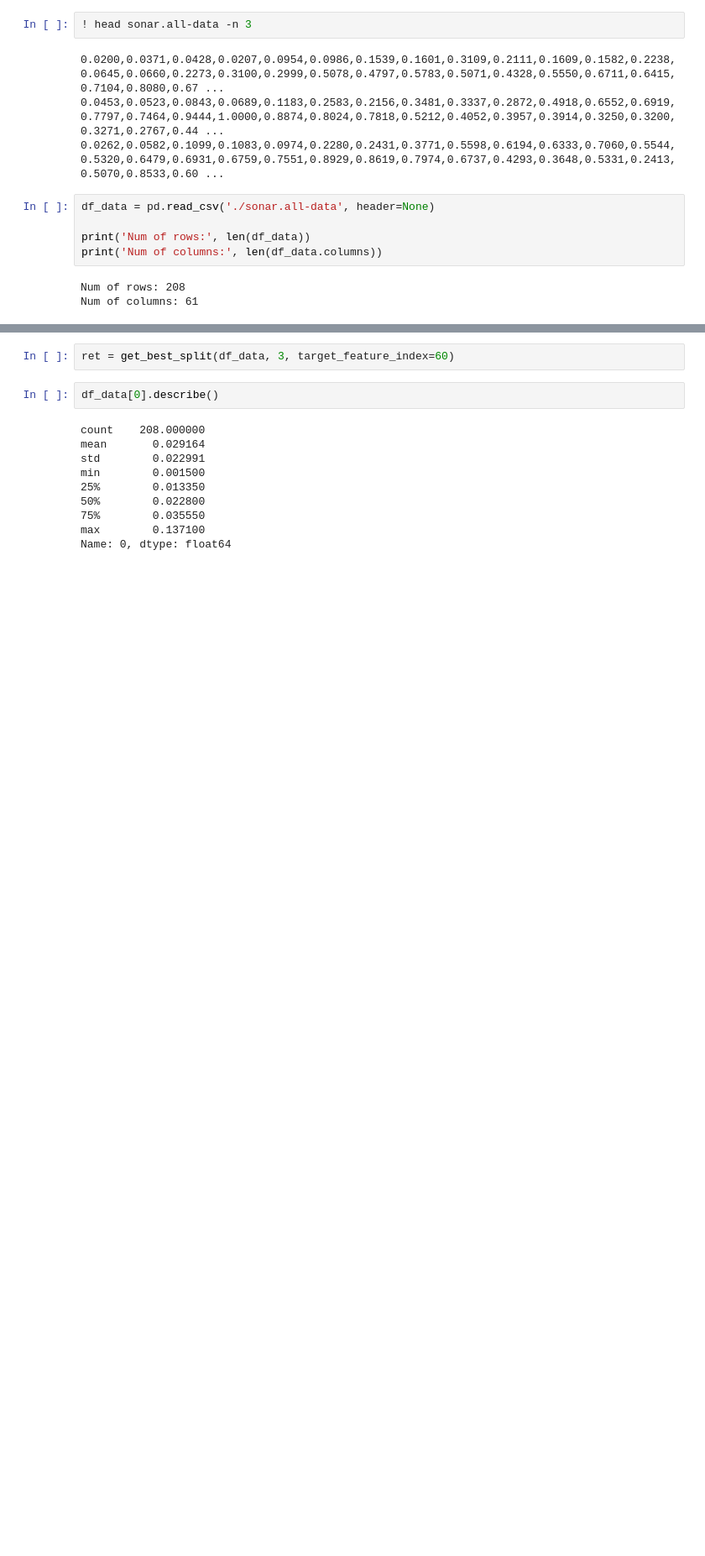
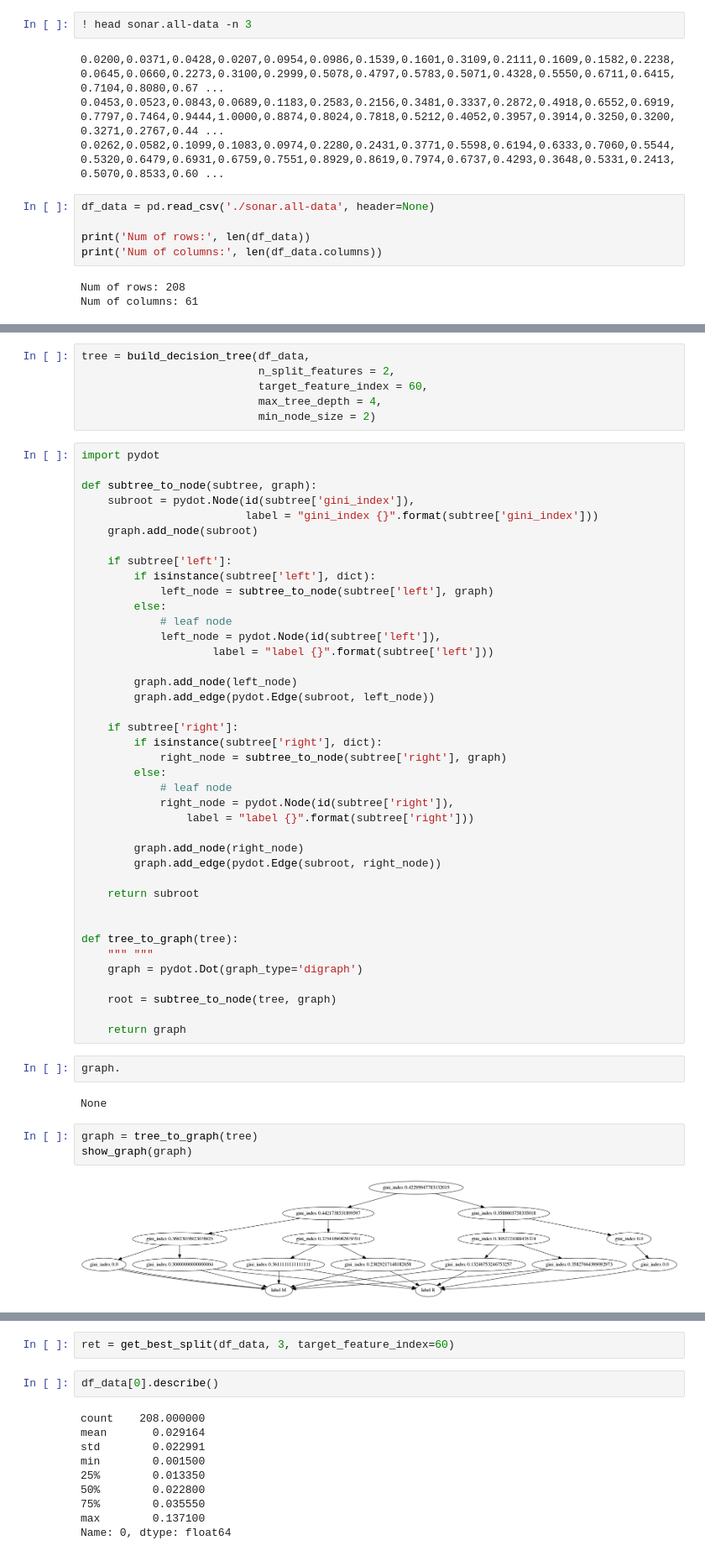
Before and after one commit to liaison/python, a Jupyter notebook: random-forest/random-forest-implementation.ipynb, the cells around one changed output, grey strips where cells are left out. Shown at 84% size. Saved outputs shown, nothing was run; the diff lists cells and outputs as text; blank space fills up the shorter version.

Commit message:
decision-tree and plot the decision-tree with pydot

```diff
--- a/random-forest/random-forest-implementation.ipynb
+++ b/random-forest/random-forest-implementation.ipynb
@@ -112,0 +180,55 @@ def get_best_split(df, n_split_features, target_feature_index):
+# %%
+tree = build_decision_tree(df_data,
+                           n_split_features = 2,
+                           target_feature_index = 60,
+                           max_tree_depth = 4,
+                           min_node_size = 2)
+# %%
+import pydot
+
+def subtree_to_node(subtree, graph):
+    subroot = pydot.Node(id(subtree['gini_index']),
+                         label = "gini_index {}".format(subtree['gini_index']))
+    graph.add_node(subroot)
+
+    if subtree['left']:
+        if isinstance(subtree['left'], dict):
+            left_node = subtree_to_node(subtree['left'], graph)
+        else:
+            # leaf node
+            left_node = pydot.Node(id(subtree['left']),
+                    label = "label {}".format(subtree['left']))
+
+        graph.add_node(left_node)
+        graph.add_edge(pydot.Edge(subroot, left_node))
+
+    if subtree['right']:
+        if isinstance(subtree['right'], dict):
+            right_node = subtree_to_node(subtree['right'], graph)
+        else:
+            # leaf node
+            right_node = pydot.Node(id(subtree['right']),
+                label = "label {}".format(subtree['right']))
+
+        graph.add_node(right_node)
+        graph.add_edge(pydot.Edge(subroot, right_node))
+
+    return subroot
+
+
+def tree_to_graph(tree):
+    """ """
+    graph = pydot.Dot(graph_type='digraph')
+
+    root = subtree_to_node(tree, graph)
+
+    return graph
+# %%
+graph.
+# %% [output]
+None
+# %%
+graph = tree_to_graph(tree)
+show_graph(graph)
+# %% [output]
+[figure, added]
```
Also changed, not shown: parts of 7 cells of this notebook.
